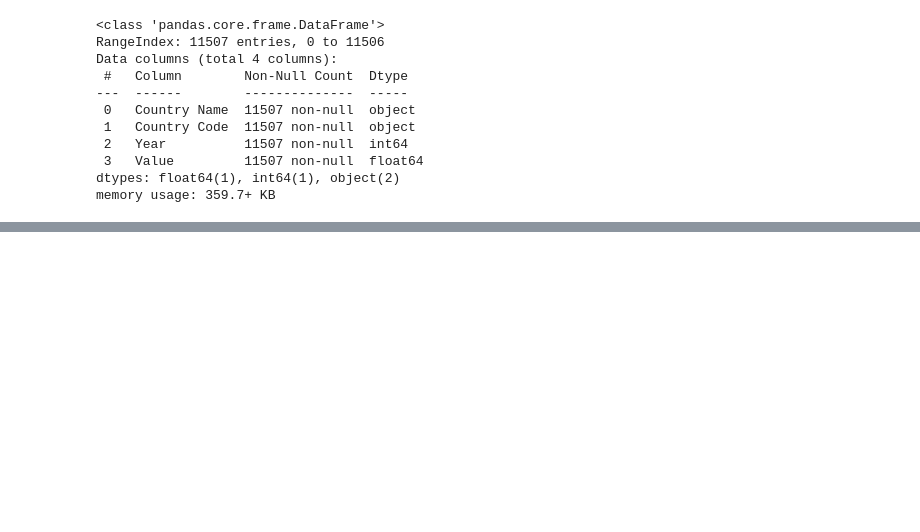
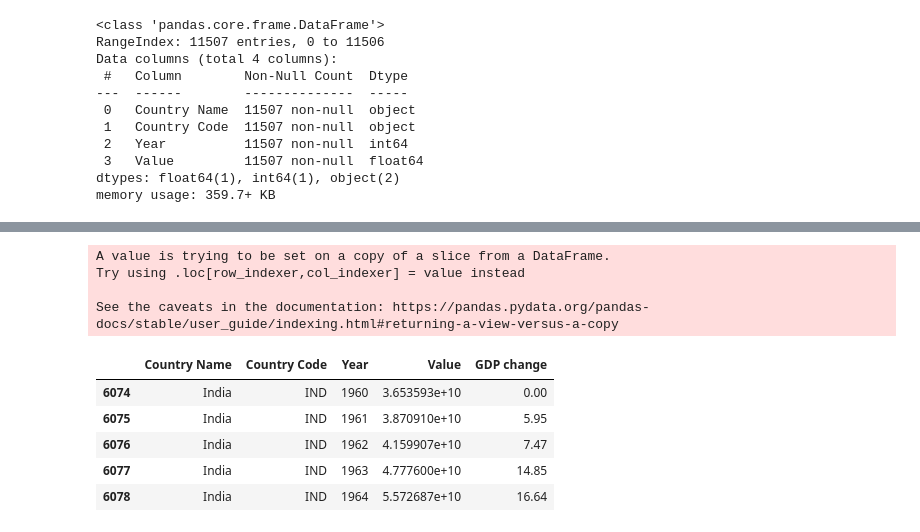
Before and after one commit to RS-Sowmya/Learning, a Jupyter notebook: GDP_analysis.ipynb, the cells around one changed output, grey strips where cells are left out. Cells and saved outputs as stored; diff of their text form; code cells hidden in the pictures; blank space fills up the shorter version.

```diff
--- a/GDP_analysis.ipynb
+++ b/GDP_analysis.ipynb
@@ -57,0 +87,14 @@ df_India.plot(kind = 'line', x = 'Year', y = 'Value',figsize = (10,4),grid = 'Tr
+# %%
+df_India["GDP change"] = GDP_change
+df_India.head()
+# %% [output]
+A value is trying to be set on a copy of a slice from a DataFrame.
+Try using .loc[row_indexer,col_indexer] = value instead
+
+See the caveats in the documentation: https://pandas.pydata.org/pandas-docs/stable/user_guide/indexing.html#returning-a-view-versus-a-copy
+|  | Country Name | Country Code | Year | Value | GDP change |
+| 6074 | India | IND | 1960 | 3.653593e+10 | 0.00 |
+| 6075 | India | IND | 1961 | 3.870910e+10 | 5.95 |
+| 6076 | India | IND | 1962 | 4.159907e+10 | 7.47 |
+| 6077 | India | IND | 1963 | 4.777600e+10 | 14.85 |
+| 6078 | India | IND | 1964 | 5.572687e+10 | 16.64 |
```
Also changed, not shown: parts of 14 cells of this notebook.
